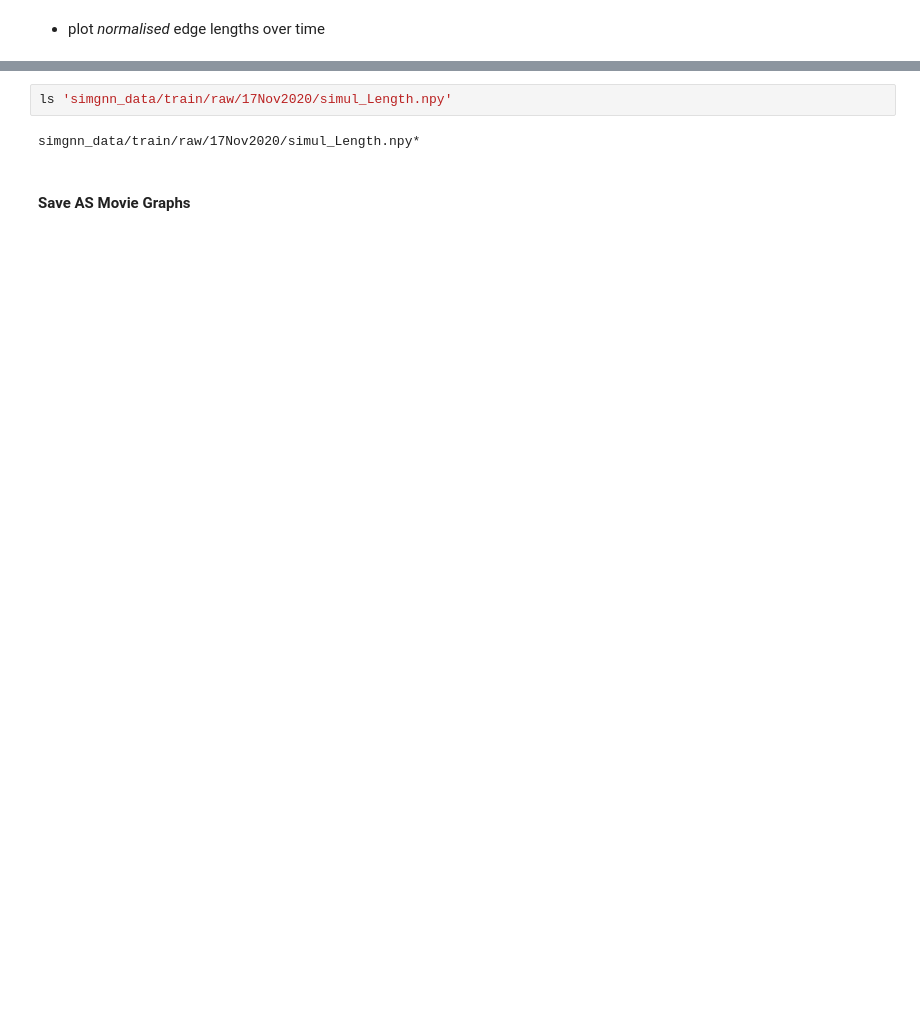
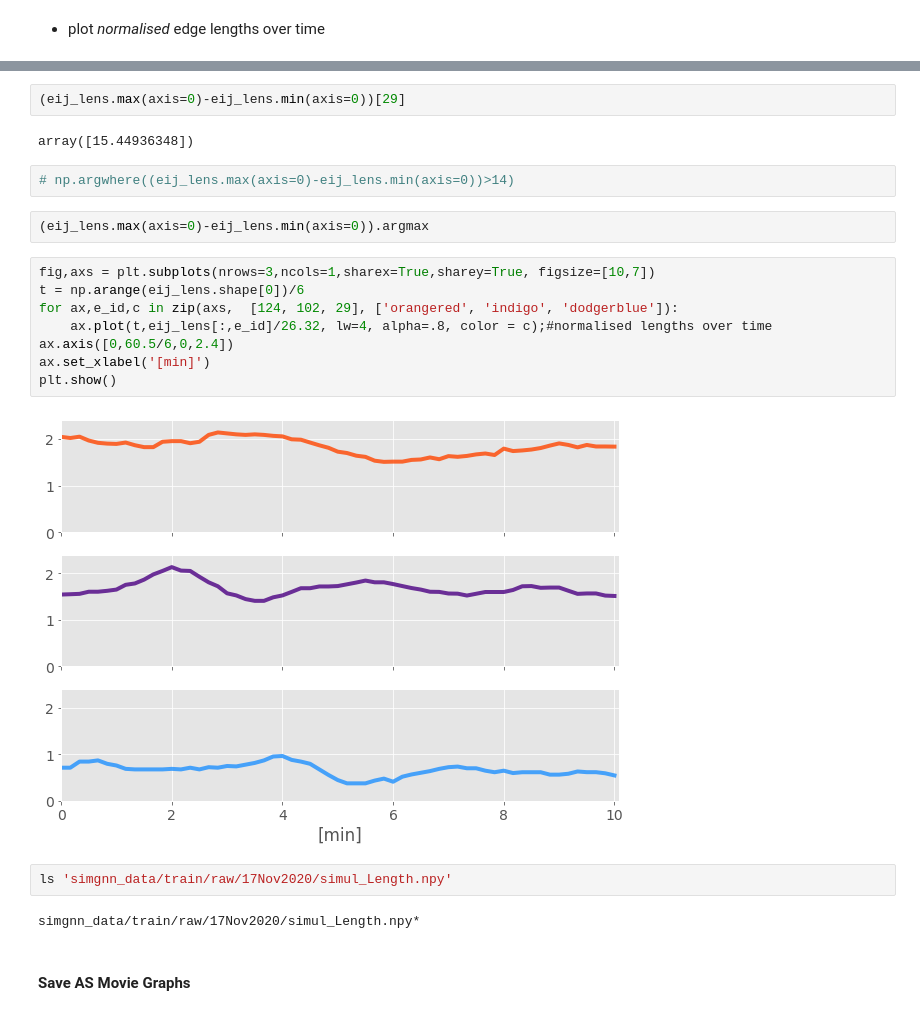
Before and after one commit to mshagirov/simgnn, a Jupyter notebook: nbs/1_prepare_dataset.ipynb, the cells around one changed output, grey strips where cells are left out. Drawn from its saved outputs; the diff is of its cells as text; blank space fills up the shorter version.

```diff
--- a/nbs/1_prepare_dataset.ipynb
+++ b/nbs/1_prepare_dataset.ipynb
@@ -139,3 +139,21 @@ plt.show()
+# %%
+(eij_lens.max(axis=0)-eij_lens.min(axis=0))[29]
+# %% [output]
+array([15.44936348])
+# %%
+# np.argwhere((eij_lens.max(axis=0)-eij_lens.min(axis=0))>14)
+# %%
+(eij_lens.max(axis=0)-eij_lens.min(axis=0)).argmax
+# %%
+fig,axs = plt.subplots(nrows=3,ncols=1,sharex=True,sharey=True, figsize=[10,7])
+t = np.arange(eij_lens.shape[0])/6
+for ax,e_id,c in zip(axs,  [124, 102, 29], ['orangered', 'indigo', 'dodgerblue']):
+    ax.plot(t,eij_lens[:,e_id]/26.32, lw=4, alpha=.8, color = c);#normalised lengths over time
+ax.axis([0,60.5/6,0,2.4])
+ax.set_xlabel('[min]')
+plt.show()
+# %% [output]
+[figure, added]
 # %%
 ls 'simgnn_data/train/raw/17Nov2020/simul_Length.npy'
 # %% [output]
```
Also changed, not shown: parts of 36 cells of this notebook, 6 other files.
